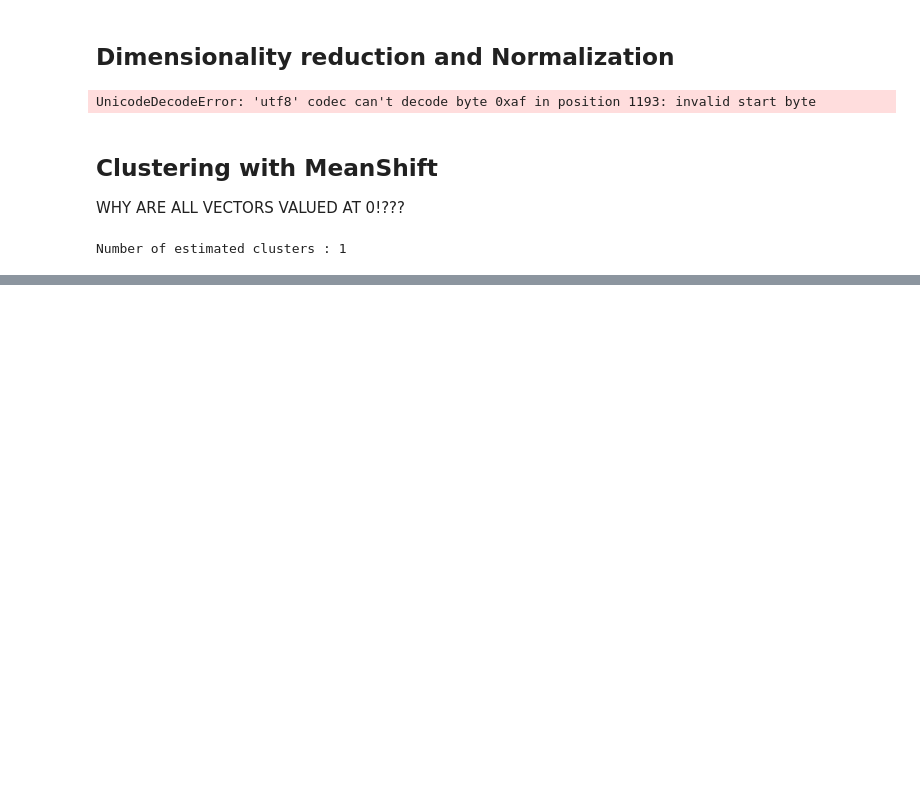
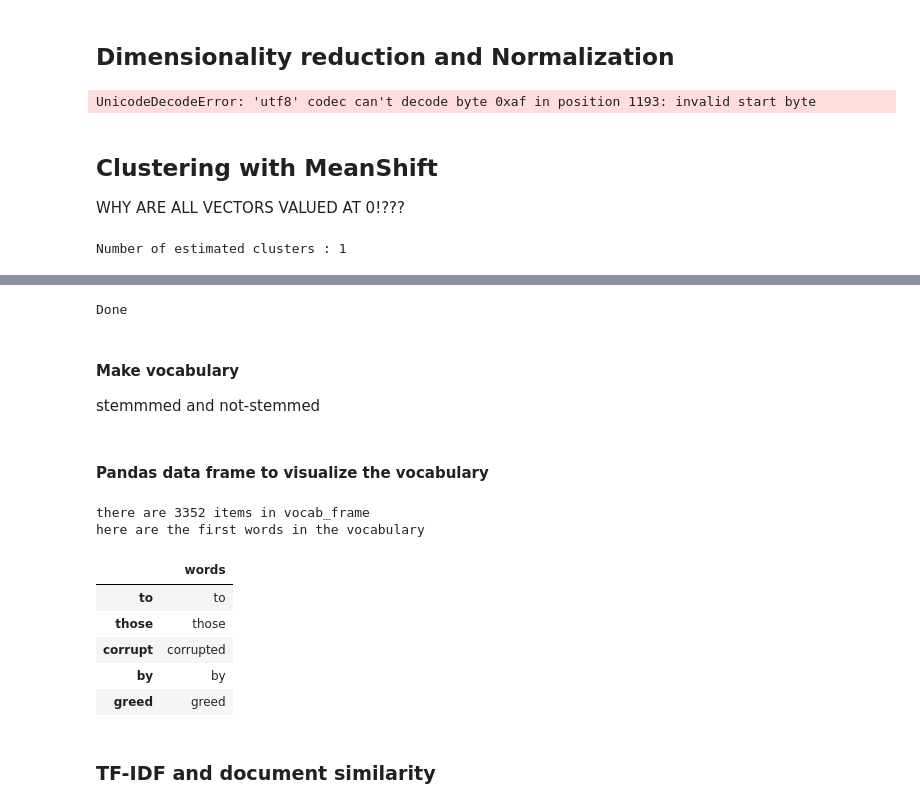
Before and after one commit to betoesquivel/onforums-testdataextractor, a Jupyter notebook: TestDataExtractor.ipynb, the cells around one changed output, grey strips where cells are left out. Drawn from its saved outputs; the diff is of its cells as text; code cells hidden in the pictures; blank space fills up the shorter version.

```diff
--- a/TestDataExtractor.ipynb
+++ b/TestDataExtractor.ipynb
@@ -217,0 +232,56 @@ Number of estimated clusters : 1
+# %%
+stopwords = nltk.corpus.stopwords.words('english')
+from nltk.stem.snowball import SnowballStemmer
+stemmer = SnowballStemmer("english")
+print 'Done'
+# %% [output]
+Done
+# %%
+def tokenize_and_stem(sentences):
+    tokens = [word for sent in sentences
+              for word in nltk.word_tokenize(sent)]
+    filtered_tokens = []
+    for token in tokens:
+        if re.search('[a-zA-Z]', token):
+            filtered_tokens.append(token)
+    stems = [stemmer.stem(t) for t in filtered_tokens]
+    return stems
+
+def tokenize_only(sentences):
+    tokens = [word.lower() for sent in sentences
+              for word in nltk.word_tokenize(sent)]
+    filtered_tokens = []
+    for token in tokens:
+        if re.search('[a-zA-Z]', token):
+            filtered_tokens.append(token)
+    return filtered_tokens
+# %% [markdown]
+#### Make vocabulary
+stemmmed and not-stemmed
+# %%
+totalvocab_stemmed = []
+totalvocab_tokenized = []
+allwords_stemmed = tokenize_and_stem(article['sentences'].values())
+totalvocab_stemmed.extend(allwords_stemmed)
+
+allwords_tokenized = tokenize_only(article['sentences'].values())
+totalvocab_tokenized.extend(allwords_tokenized)
+# %% [markdown]
+#### Pandas data frame to visualize the vocabulary
+# %%
+vocab_frame = pd.DataFrame({'words': totalvocab_tokenized},
+                          index = totalvocab_stemmed)
+print 'there are ' + str(vocab_frame.shape[0]) + ' items in vocab_frame'
+print 'here are the first words in the vocabulary'
+vocab_frame.head()
+# %% [output]
+there are 3352 items in vocab_frame
+here are the first words in the vocabulary
+|  | words |
+| to | to |
+| those | those |
+| corrupt | corrupted |
+| by | by |
+| greed | greed |
+# %% [markdown]
+### TF-IDF and document similarity
```
Also changed, not shown: parts of 23 cells of this notebook, 5 other files.
